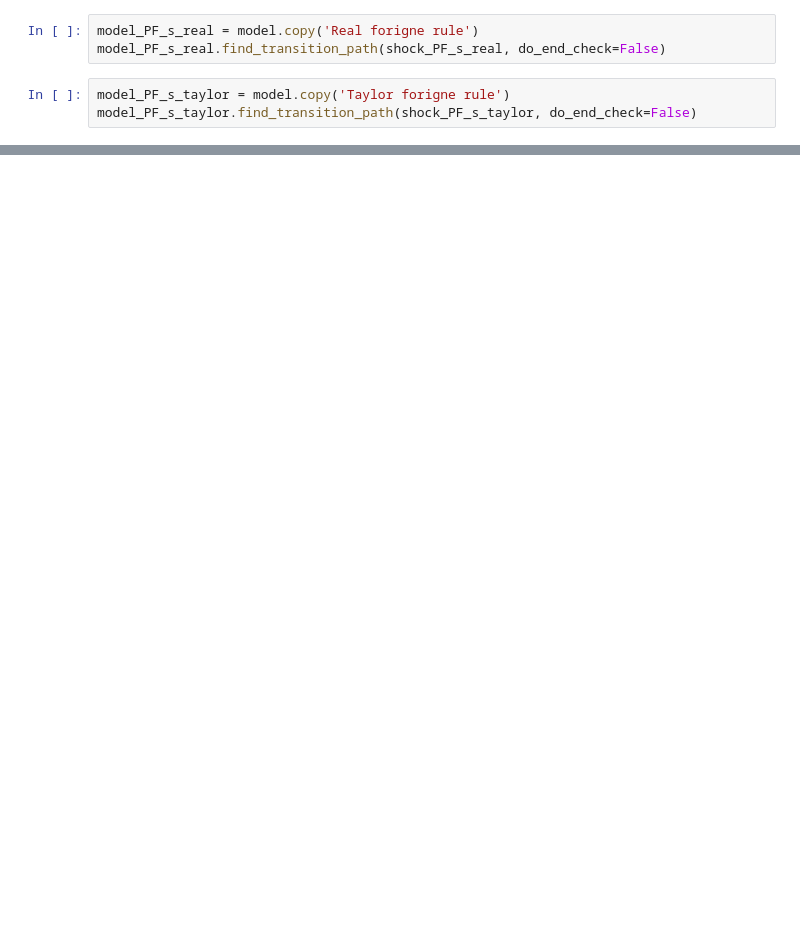
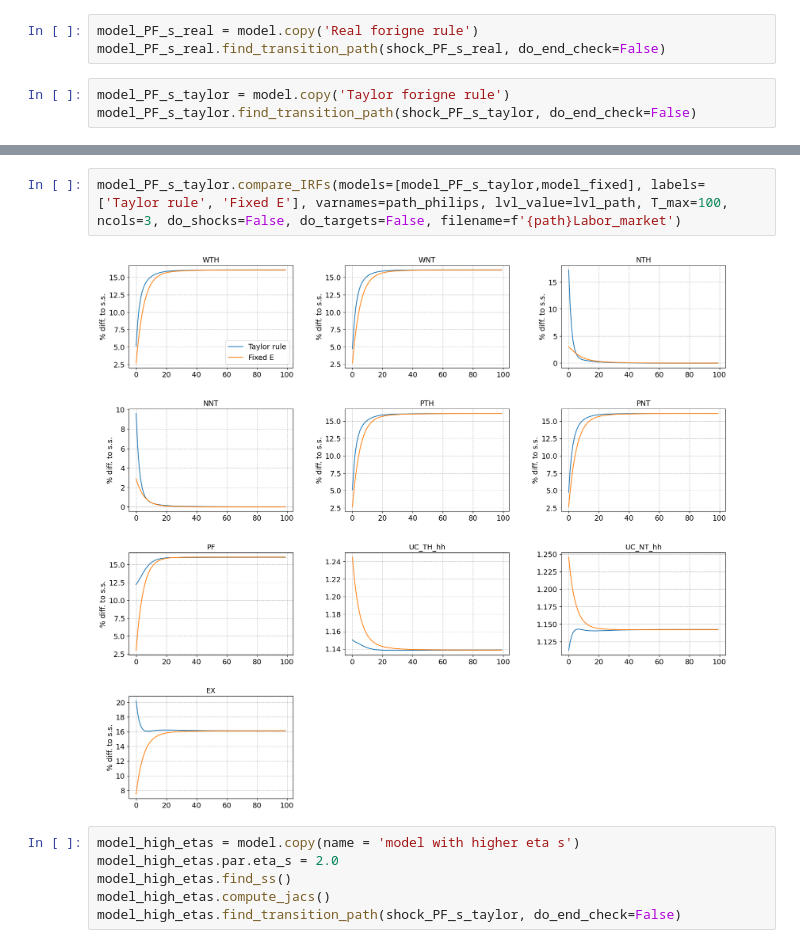
Before and after one commit to funlime/I_HANK_PIGL, a Jupyter notebook: notebook0304.ipynb, the cells around one changed output, grey strips where cells are left out. Saved outputs shown, nothing was run; the diff lists cells and outputs as text; blank space fills up the shorter version.

```diff
--- a/notebook0304.ipynb
+++ b/notebook0304.ipynb
@@ -57,2 +120,12 @@ model_PF_s_real.compare_IRFs(models=[model_PF_s_taylor,model_PF_s_real], labels=
+# %%
+model_PF_s_taylor.compare_IRFs(models=[model_PF_s_taylor,model_fixed], labels=['Taylor rule', 'Fixed E'], varnames=path_philips, lvl_value=lvl_path, T_max=100, ncols=3, do_shocks=False, do_targets=False, filename=f'{path}Labor_market')
+# %% [output]
+[figure, added]
+# %%
+model_high_etas = model.copy(name = 'model with higher eta s')
+model_high_etas.par.eta_s = 2.0
+model_high_etas.find_ss()
+model_high_etas.compute_jacs()
+model_high_etas.find_transition_path(shock_PF_s_taylor, do_end_check=False)
 # %%
 hh_var = ['ra','inc_TH', 'inc_NT', 'p']
```
Also changed, not shown: parts of 18 cells of this notebook, 8 other files.
